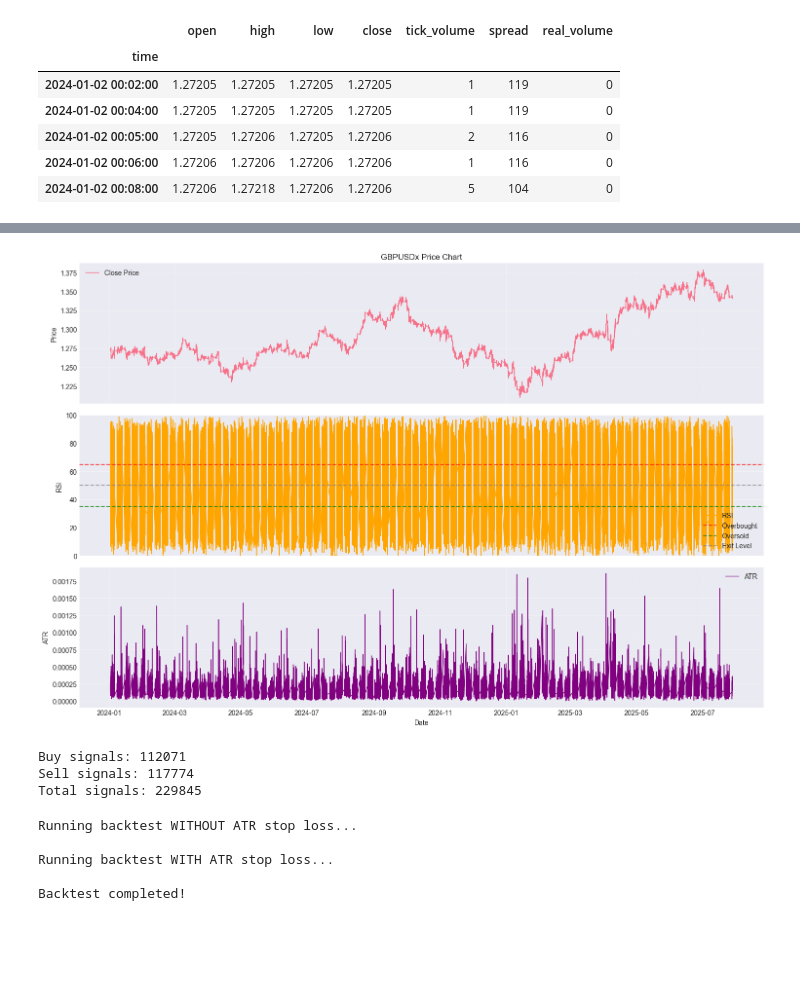
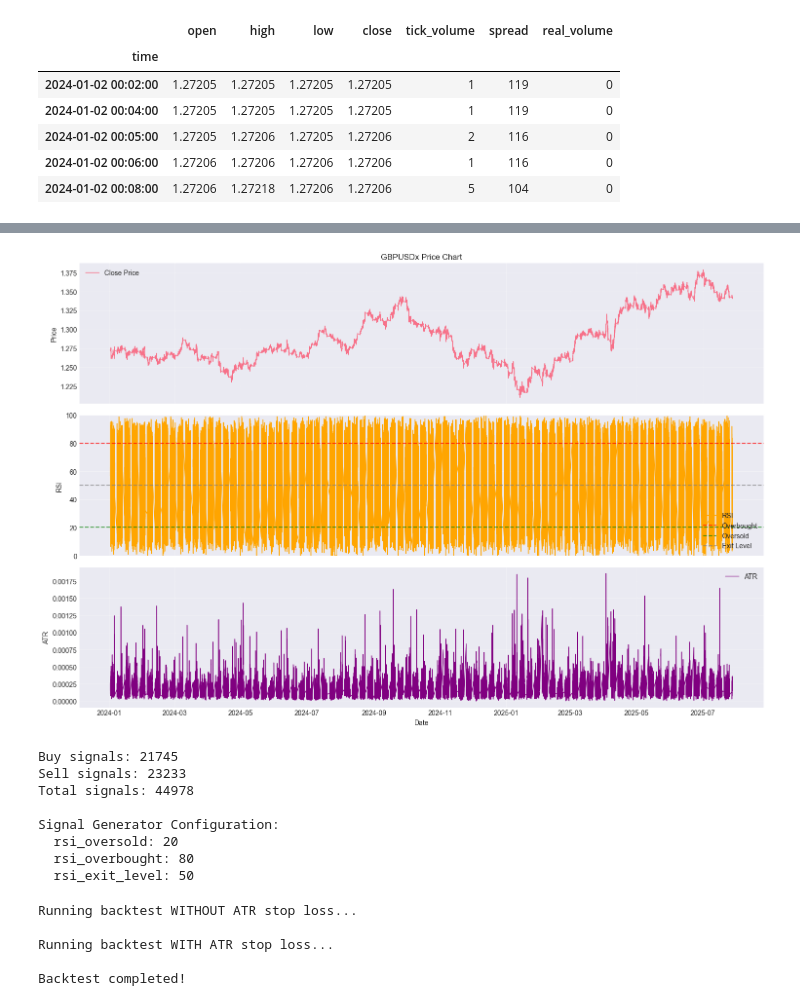
Before and after one commit to abhidp/quant-trading-engine, a Jupyter notebook: notebooks/rsi_strategy_analysis.ipynb, the cells around one changed output, grey strips where cells are left out. Cells and saved outputs as stored; diff of their text form; code cells hidden in the pictures; blank space fills up the shorter version.

```diff
--- a/notebooks/rsi_strategy_analysis.ipynb
+++ b/notebooks/rsi_strategy_analysis.ipynb
@@ -326,65 +224,79 @@ def get_historical_data(instrument, timeframe, start_date, end_date, use_cache=T
 # %%
 #5 Visualize Price, RSI, and ATR
+
+# Calculate RSI and ATR if not already present
+if 'df_clean' not in locals():
+	df['rsi'] = rsi_calculator.calculate(df['close'], trading_params['rsi_period'])
+	df['atr'] = atr_calculator.calculate(df, trading_params.get('atr_period', 14))
+	df_clean = df.dropna()
+
 # Create subplots
 fig, (ax1, ax2, ax3) = plt.subplots(3, 1, figsize=(15, 10), sharex=True)
 
 # Plot price
 ax1.plot(df_clean.index, df_clean['close'], label='Close Price', linewidth=1)
 ax1.set_ylabel('Price')
 ax1.set_title(f'{trading_params["instrument"]} Price Chart')
 ax1.legend()
 ax1.grid(True, alpha=0.3)
 
 # Plot RSI with levels
 ax2.plot(df_clean.index, df_clean['rsi'], label='RSI', linewidth=1, color='orange')
 ax2.axhline(y=trading_params['rsi_overbought'], color='r', linestyle='--', alpha=0.7, label='Overbought')
 ax2.axhline(y=trading_params['rsi_oversold'], color='g', linestyle='--', alpha=0.7, label='Oversold')
 ax2.axhline(y=trading_params['rsi_exit_level'], color='gray', linestyle='--', alpha=0.7, label='Exit Level')
 ax2.set_ylabel('RSI')
 ax2.set_ylim(0, 100)
 ax2.legend()
 ax2.grid(True, alpha=0.3)
 
 # Plot ATR
 ax3.plot(df_clean.index, df_clean['atr'], label='ATR', linewidth=1, color='purple')
 ax3.set_ylabel('ATR')
 ax3.set_xlabel('Date')
 ax3.legend()
 ax3.grid(True, alpha=0.3)
 
 plt.tight_layout()
 plt.show()
 # %% [output]
-[figure, old version]
+[figure, new version]
-# %%
-#6 Generate Trading Signals
-def generate_signals(df, rsi_oversold=30, rsi_overbought=70):
-    """Generate trading signals based on RSI levels"""
-    df = df.copy()
-    df['signal'] = 0
-
-    # Entry signals
-    df.loc[df['rsi'] < rsi_oversold, 'signal'] = 1  # BUY
-    df.loc[df['rsi'] > rsi_overbought, 'signal'] = -1  # SELL
-
-    return df
-
-# Generate signals
-df_signals = generate_signals(
-    df_clean,
-    trading_params['rsi_oversold'],
-    trading_params['rsi_overbought']
-)
-
-# Count signals
-buy_signals = (df_signals['signal'] == 1).sum()
-sell_signals = (df_signals['signal'] == -1).sum()
-
-print(f"Buy signals: {buy_signals}")
-print(f"Sell signals: {sell_signals}")
-print(f"Total signals: {buy_signals + sell_signals}")
-# %% [output]
-Buy signals: 112071
-Sell signals: 117774
-Total signals: 229845
+# %%
+#6 Generate Trading Signals using modular signal generator
+
+# Initialize signal generator with parameters from config
+signal_generator = RSISignalGenerator(
+    trading_params['rsi_oversold'],
+    trading_params['rsi_overbought'],
+    trading_params['rsi_exit_level']
+)
+
+# Generate signals using modular component
+df_signals = signal_generator.generate_entry_signals(df_clean, 'rsi')
+
+# Rename signal column for compatibility with existing backtest code
+df_signals['signal'] = df_signals['entry_signal']
+
+# Count signals
+buy_signals = (df_signals['signal'] == 1).sum()
+sell_signals = (df_signals['signal'] == -1).sum()
+
+print(f"Buy signals: {buy_signals}")
+print(f"Sell signals: {sell_signals}")
+print(f"Total signals: {buy_signals + sell_signals}")
+
+# Display signal generator summary
+print(f"\nSignal Generator Configuration:")
+summary = signal_generator.get_signal_summary()
+for key, value in summary.items():
+    print(f"  {key}: {value}")
+# %% [output]
+Buy signals: 21745
+Sell signals: 23233
+Total signals: 44978
+
+Signal Generator Configuration:
+  rsi_oversold: 20
+  rsi_overbought: 80
+  rsi_exit_level: 50
 # %%
```
Also changed, not shown: parts of 15 cells of this notebook, 15 other files.
